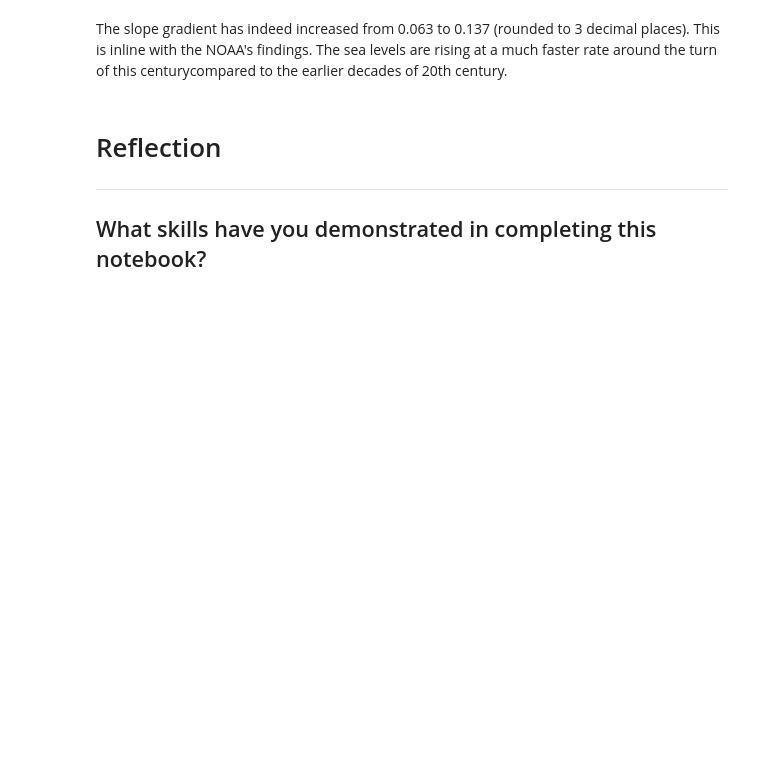
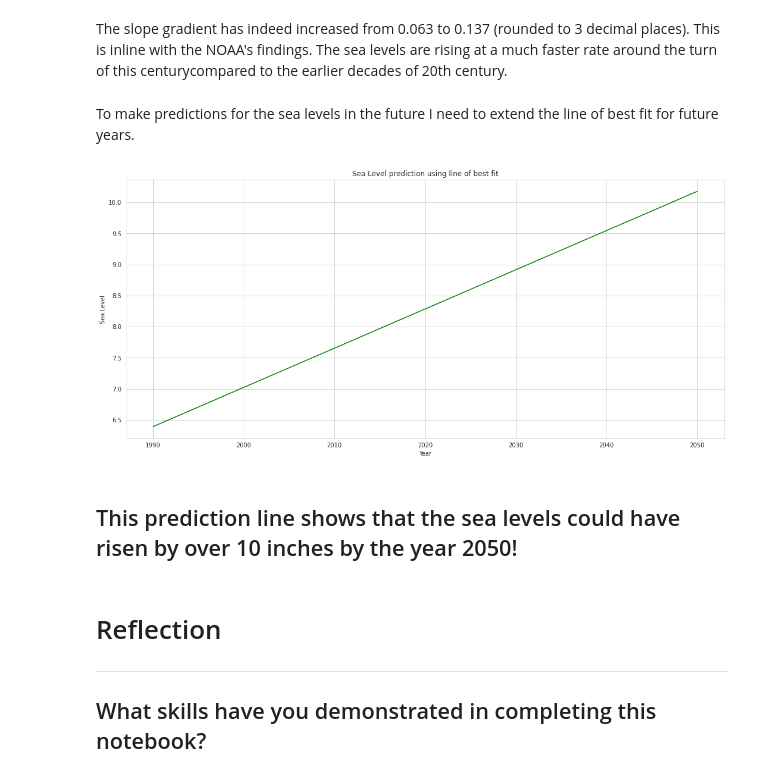
Before and after one commit to bjentwistle/PythonFundamentals, a Jupyter notebook: Projects/Final_Sea_Level_Project.ipynb, the cells around one changed output. Drawn from its saved outputs; the diff is of its cells as text; code cells hidden in the pictures; blank space fills up the shorter version.

```diff
--- a/Projects/Final_Sea_Level_Project.ipynb
+++ b/Projects/Final_Sea_Level_Project.ipynb
@@ -167,6 +169,23 @@ R value =  0.9794395519430028
 [figure]
 # %% [markdown]
 The slope gradient has indeed increased from 0.063 to 0.137 (rounded to 3 decimal places). This is inline with the NOAA's findings. The sea levels are rising at a much faster rate around the turn of this centurycompared to the earlier decades of 20th century.
+# %% [markdown]
+To make predictions for the sea levels in the future I need to extend the line of best fit for future years.
+# %%
+#setting the years range from 2015 to a future year of 2035 and plot using regression output
+def sealevel_prediction_plot():
+  guesstimate = np.arange(1990,2051)
+  plt.figure(figsize=(18, 8))
+  plt.plot(guesstimate, regression.intercept + regression.slope*guesstimate, 'g', label='fitted line')
+  plt.title("Sea Level prediction using line of best fit")
+  plt.xlabel("Year")
+  plt.ylabel("Sea Level");
+
+sealevel_prediction_plot()
+# %% [output]
+[figure, added]
+# %% [markdown]
+## This prediction line shows that the sea levels could have risen by over 10 inches by the year 2050!
 # %% [markdown]
 # Reflection
 ----
```
Also changed, not shown: parts of 2 cells of this notebook.
